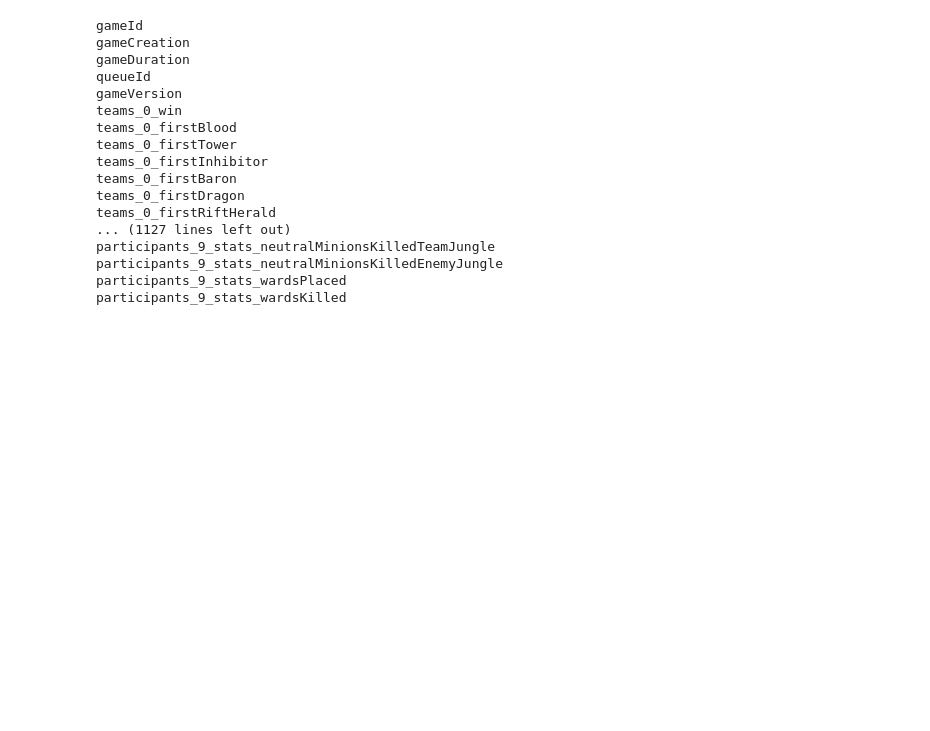
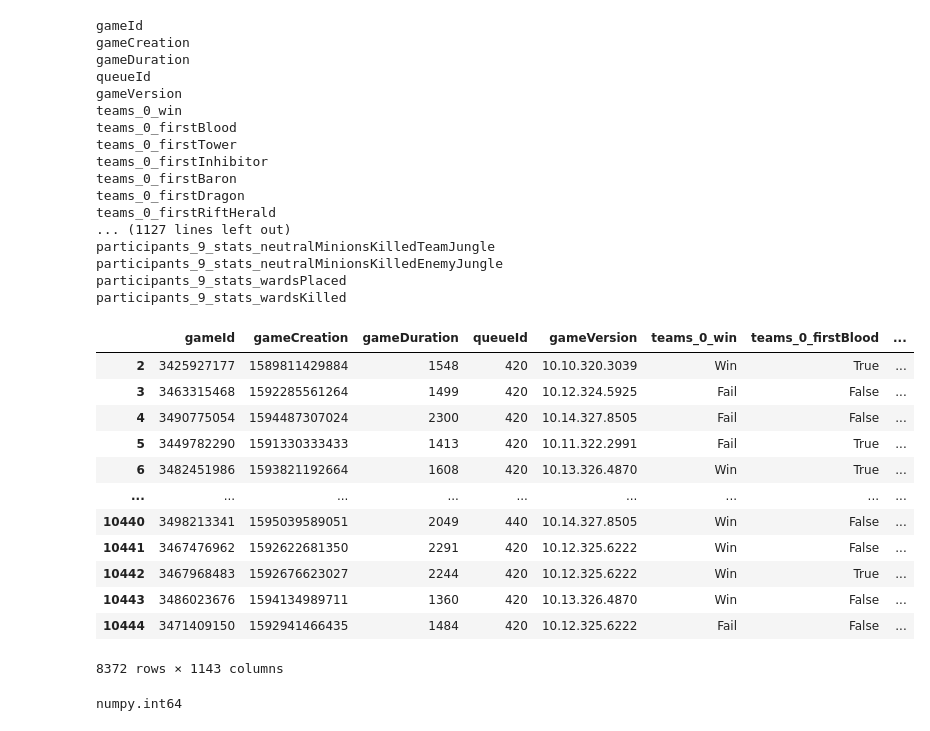
Before and after one commit to dereksov/LoL_Skilled_Players_Analysis, a Jupyter notebook: dso pandas manipulations.ipynb, the cells around one changed output. Drawn from its saved outputs; the diff is of its cells as text; code cells hidden in the pictures; blank space fills up the shorter version.

```diff
--- a/dso pandas manipulations.ipynb
+++ b/dso pandas manipulations.ipynb
@@ -54,0 +49,20 @@ with open('chall_gam_id_list.txt', 'w') as f:
+# %%
+df
+# %% [output]
+|  | gameId | gameCreation | gameDuration | queueId | gameVersion | teams_0_win | teams_0_firstBlood | ... |
+| 2 | 3425927177 | 1589811429884 | 1548 | 420 | 10.10.320.3039 | Win | True | ... |
+| 3 | 3463315468 | 1592285561264 | 1499 | 420 | 10.12.324.5925 | Fail | False | ... |
+| 4 | 3490775054 | 1594487307024 | 2300 | 420 | 10.14.327.8505 | Fail | False | ... |
+| 5 | 3449782290 | 1591330333433 | 1413 | 420 | 10.11.322.2991 | Fail | True | ... |
+| 6 | 3482451986 | 1593821192664 | 1608 | 420 | 10.13.326.4870 | Win | True | ... |
+| ... | ... | ... | ... | ... | ... | ... | ... | ... |
+| 10440 | 3498213341 | 1595039589051 | 2049 | 440 | 10.14.327.8505 | Win | False | ... |
+| 10441 | 3467476962 | 1592622681350 | 2291 | 420 | 10.12.325.6222 | Win | False | ... |
+| 10442 | 3467968483 | 1592676623027 | 2244 | 420 | 10.12.325.6222 | Win | True | ... |
+| 10443 | 3486023676 | 1594134989711 | 1360 | 420 | 10.13.326.4870 | Win | False | ... |
+| 10444 | 3471409150 | 1592941466435 | 1484 | 420 | 10.12.325.6222 | Fail | False | ... |
+8372 rows × 1143 columns
+# %%
+type(df['gameId'][2])
+# %% [output]
+numpy.int64
```
Also changed, not shown: parts of 2 cells of this notebook, 8 other files.
